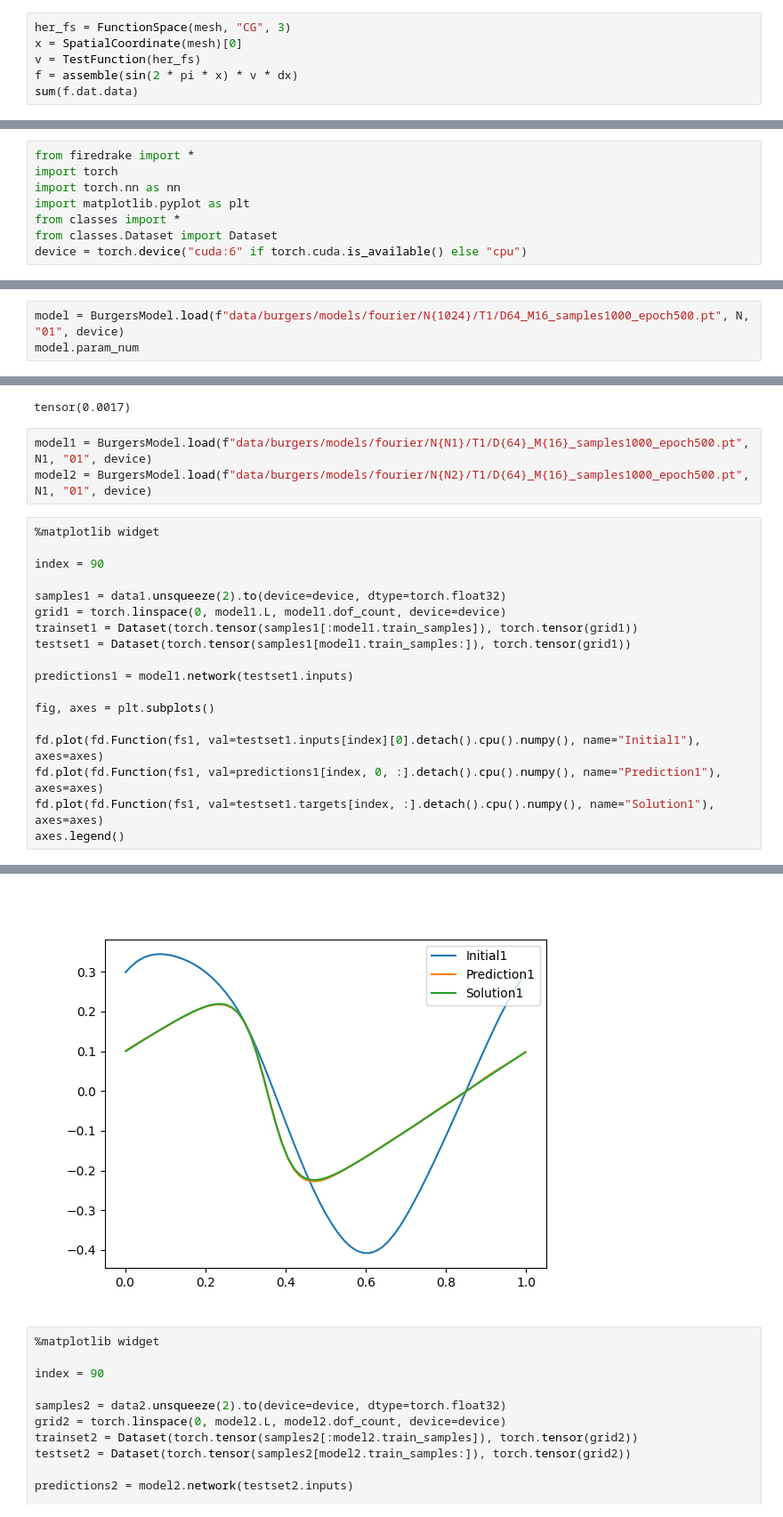
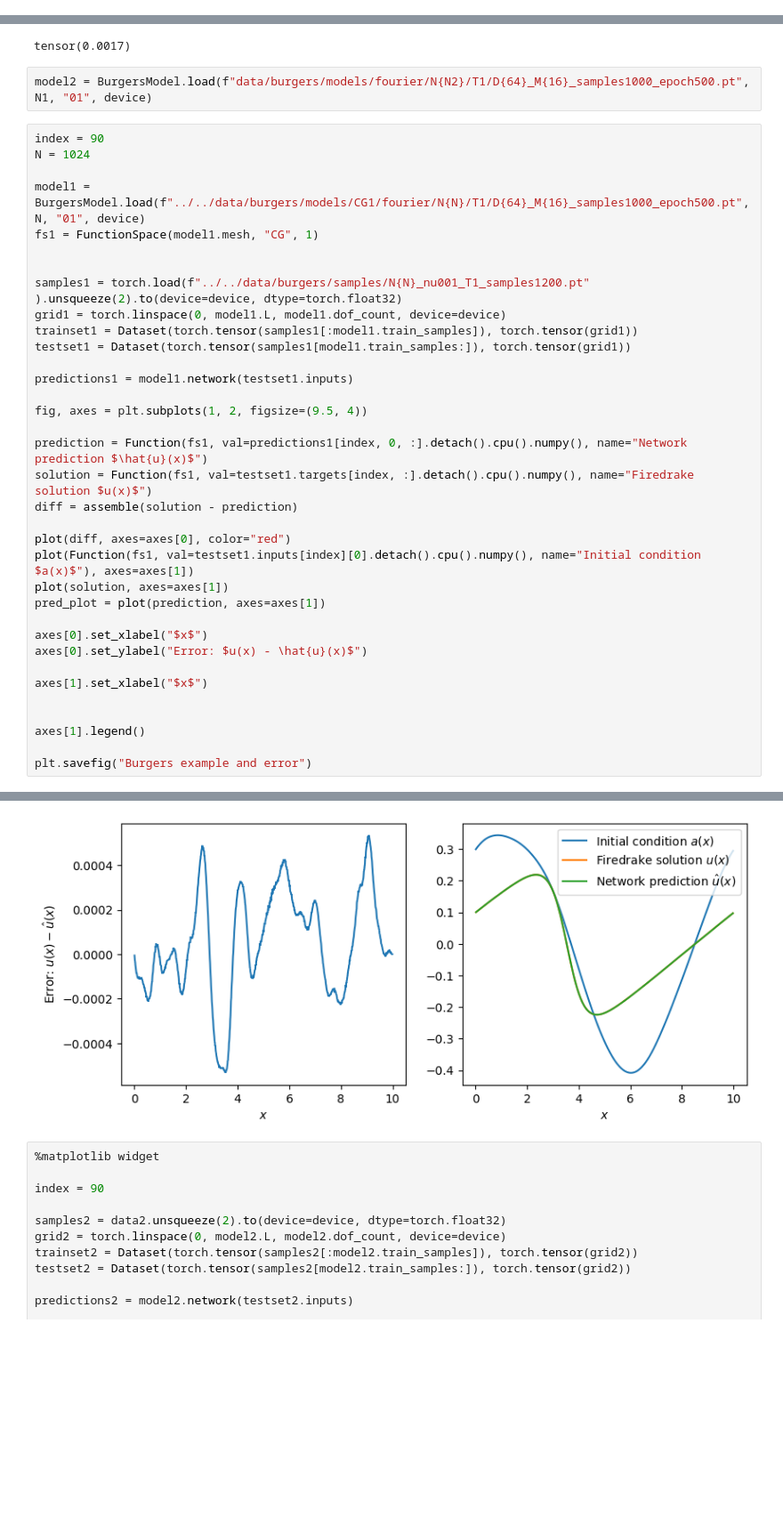
Before and after one commit to nadav7679/fem_neural_operator, a Jupyter notebook: fem_neural_operator/analysis/burgers/drafts.ipynb, the cells around one changed output, grey strips where cells are left out. Shown: that part at 89% size. Cells and saved outputs as stored; diff of their text form; blank space fills up the shorter version.

Commit message:
Burgers channel analysis with sample size

```diff
--- a/fem_neural_operator/analysis/burgers/drafts.ipynb
+++ b/fem_neural_operator/analysis/burgers/drafts.ipynb
@@ -113,6 +17,0 @@ np.float64(-1.9714183627575488e-16)
-# %%
-her_fs = FunctionSpace(mesh, "CG", 3)
-x = SpatialCoordinate(mesh)[0]
-v = TestFunction(her_fs)
-f = assemble(sin(2 * pi * x) * v * dx)
-sum(f.dat.data)
@@ -152,11 +49,3 @@ check_downsample(fs1, data1, fs2, data2)
 # %% [output]
 [figure]
 [figure]
-# %%
-from firedrake import *
-import torch
-import torch.nn as nn
-import matplotlib.pyplot as plt
-from classes import *
-from classes.Dataset import Dataset
-device = torch.device("cuda:6" if torch.cuda.is_available() else "cpu")
@@ -204,6 +91,3 @@ print(N_losses)
 # %% [output]
 [array(0.00187577, dtype=float32), array(0.00174894, dtype=float32), array(0.00133008, dtype=float32), array(0.00179511, dtype=float32), array(0.00162116, dtype=float32), array(0.00153801, dtype=float ...
 [figure]
-# %%
-model = BurgersModel.load(f"data/burgers/models/fourier/N{1024}/T1/D64_M16_samples1000_epoch500.pt", N, "01", device)
-model.param_num
@@ -333,24 +215,40 @@ torch.sum(torch.square(data2[0, 0, :] - data2[0, 1, :]))/N2
 # %% [output]
 tensor(0.0017)
 # %%
-model1 = BurgersModel.load(f"data/burgers/models/fourier/N{N1}/T1/D{64}_M{16}_samples1000_epoch500.pt", N1, "01", device)
 model2 = BurgersModel.load(f"data/burgers/models/fourier/N{N2}/T1/D{64}_M{16}_samples1000_epoch500.pt", N1, "01", device)
 # %%
-%matplotlib widget
+index = 90
+N = 1024
 
-index = 90
+model1 = BurgersModel.load(f"../../data/burgers/models/CG1/fourier/N{N}/T1/D{64}_M{16}_samples1000_epoch500.pt", N, "01", device)
+fs1 = FunctionSpace(model1.mesh, "CG", 1)
 
-samples1 = data1.unsqueeze(2).to(device=device, dtype=torch.float32)
+
+samples1 = torch.load(f"../../data/burgers/samples/N{N}_nu001_T1_samples1200.pt" ).unsqueeze(2).to(device=device, dtype=torch.float32)
 grid1 = torch.linspace(0, model1.L, model1.dof_count, device=device)
 trainset1 = Dataset(torch.tensor(samples1[:model1.train_samples]), torch.tensor(grid1))
 testset1 = Dataset(torch.tensor(samples1[model1.train_samples:]), torch.tensor(grid1))
 
 predictions1 = model1.network(testset1.inputs)
 
-fig, axes = plt.subplots()
+fig, axes = plt.subplots(1, 2, figsize=(9.5, 4))
 
-fd.plot(fd.Function(fs1, val=testset1.inputs[index][0].detach().cpu().numpy(), name="Initial1"), axes=axes)
-fd.plot(fd.Function(fs1, val=predictions1[index, 0, :].detach().cpu().numpy(), name="Prediction1"), axes=axes)
-fd.plot(fd.Function(fs1, val=testset1.targets[index, :].detach().cpu().numpy(), name="Solution1"), axes=axes)
-axes.legend()
+prediction = Function(fs1, val=predictions1[index, 0, :].detach().cpu().numpy(), name="Network prediction $\hat{u}(x)$")
+solution = Function(fs1, val=testset1.targets[index, :].detach().cpu().numpy(), name="Firedrake solution $u(x)$")
+diff = assemble(solution - prediction)
+
+plot(diff, axes=axes[0], color="red")
+plot(Function(fs1, val=testset1.inputs[index][0].detach().cpu().numpy(), name="Initial condition $a(x)$"), axes=axes[1])
+plot(solution, axes=axes[1])
+pred_plot = plot(prediction, axes=axes[1])
+
+axes[0].set_xlabel("$x$")
+axes[0].set_ylabel("Error: $u(x) - \hat{u}(x)$")
+
+axes[1].set_xlabel("$x$")
+
+
+axes[1].legend()
+
+plt.savefig("Burgers example and error")
 # %% [output]
@@ -358,4 +255,4 @@ axes.legend()
-[figure, old version]
+[figure, new version]
 # %%
 %matplotlib widget
 
```
Also changed, not shown: parts of 10 cells of this notebook, 29 other files.
